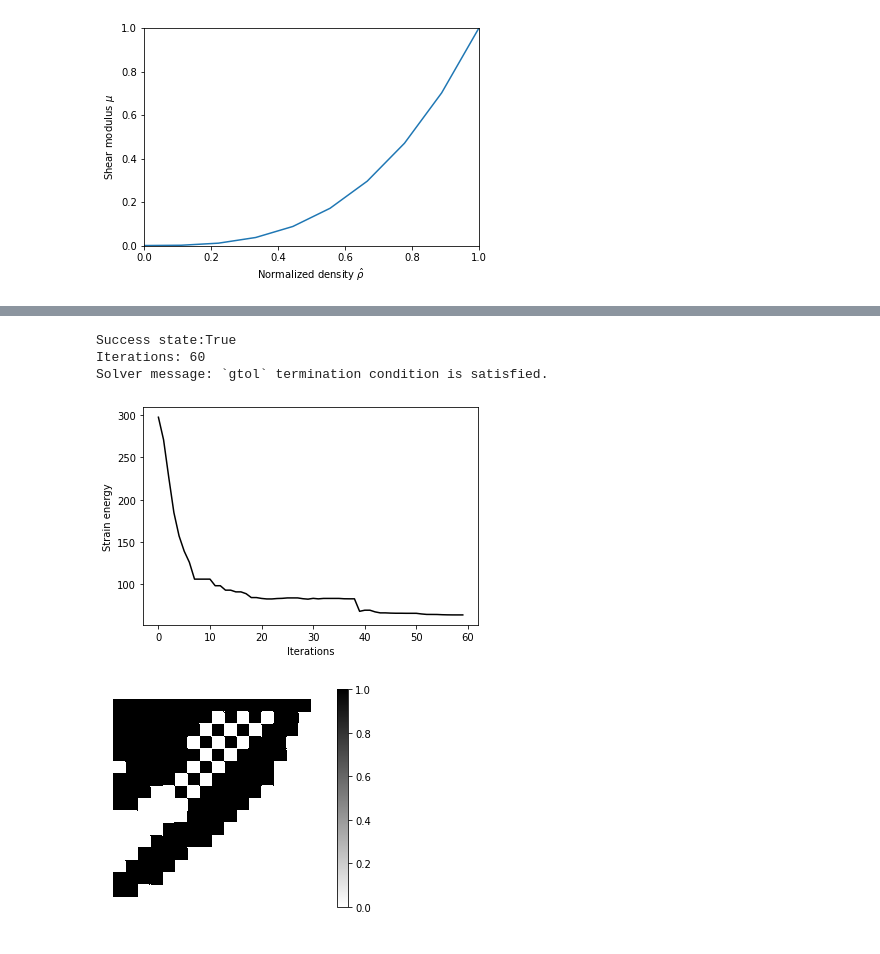
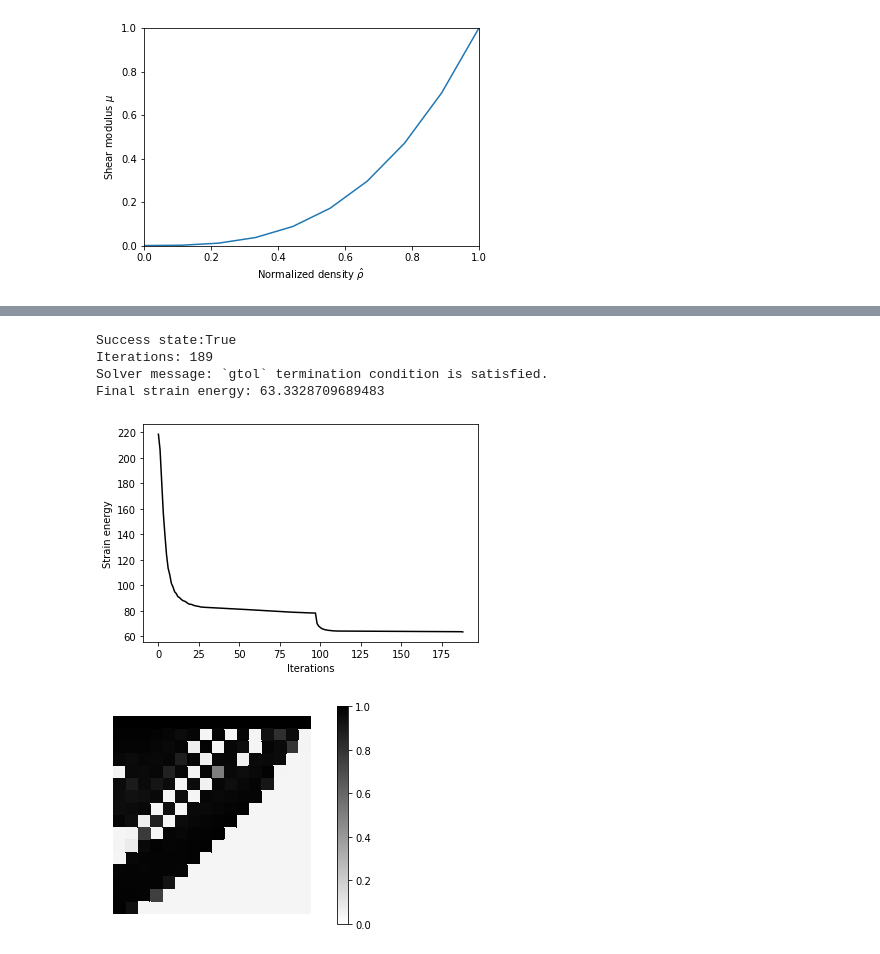
Before and after one commit to meyer-nils/topology_optimization_introduction, a Jupyter notebook: bookshelf.ipynb, the cells around one changed output, grey strips where cells are left out. Drawn from its saved outputs; the diff is of its cells as text; code cells hidden in the pictures.

```diff
--- a/bookshelf.ipynb
+++ b/bookshelf.ipynb
@@ -103,9 +104,6 @@ basis0 = basis.with_element(fem.ElementQuad0())
 # %%
-load_basis = fem.FacetBasis(mesh, e, facets=mesh.boundaries["top"])
+load_basis = fem.FacetBasis(mesh, element, facets=mesh.boundaries["top"])
 
 dofs = {'left' : basis.get_dofs(lambda x: x[0] == 0.0)}
 u0 = basis.zeros()
 I = basis.complement_dofs(dofs)
-
-# Load at top.
-f = 10.0
@@ -114,8 +121,12 @@ f = 10.0
 # %%
 def target_function(design):
+    # Apply desnities
+    rho = basis0.zeros() + 1.0
+    rho[design_dofs] = design
+
     # Assembly
-    K = fem.asm(momentum_flux, basis, rho=basis0.interpolate(design))
-    B = f  * fem.asm(loading, load_basis)
+    K = fem.asm(a, basis, rho=basis0.interpolate(rho))
+    B = fem.asm(b, load_basis)
 
     # Solution
     u = fem.solve(*fem.condense(K, B, x=u0, I=I))
@@ -127,44 +144,53 @@ def target_function(design):
 # %%
 from skfem.visuals.matplotlib import plot
 from scipy.optimize import minimize
 
 # Volume constraint parameter
 vol_constraint = 0.5
 
 # Number of elements
-N = basis.nelems
+N = len(basis0.get_dofs(elements="design").flatten())
 # Initial guess is a homogeneous distribution
 rho0 = vol_constraint * np.ones(N)
-# The design variables are limited to the range 0 to 1
-bounds = N*[(0.0, 1.0)]
+# The design variables are limited to the range 0.01 to 1
+bounds = N*[(0.01, 1.0)]
 # The inequality constraint limits the maximum volume occupied by filled material
 constraints = {'type':'ineq', 'fun': lambda x : vol_constraint*N-np.sum(x)}
-hess = lambda x: np.zeros((N, N))
-# Increase the maximum allowed iterations for the solver
-options = {"maxiter": 100}
-# Save functions values during optimization for plotting
-energies = []
-def callback(x, state):
-    energies.append(state.fun)
+# Save intermediate designs during optimization for plotting
+designs = []
+def callback(x, *args):
+    designs.append(x)
 
 # Run the actual optimization
-res = minimize(target_function, rho0, method="trust-constr", constraints=constraints, bounds=bounds, options=options, hess=hess, callback=callback)
+res = minimize(
+    target_function,
+    rho0,
+    method="trust-constr",
+    options={'gtol': 0.01},
+    constraints=constraints,
+    bounds=bounds,
+    callback=callback)
+energies = [target_function(d) for d in designs]
 print(f"Success state:{res.success}")
 print(f"Iterations: {res.nit}")
 print(f"Solver message: {res.message}")
+print(f"Final strain energy: {energies[-1]}")
 
 # Plot the optimization convergence
 plt.plot(energies, "-k")
 plt.xlabel("Iterations")
 plt.ylabel("Strain energy")
 plt.show()
 
 # plot the resulting material distribution
-plot(mesh, res.x, cmap=plt.cm.binary, colorbar=True, vmin=0, vmax=1.0)
+rho = basis0.zeros() + 1.0
+rho[design_dofs] = res.x
+plot(mesh, rho, cmap=plt.cm.binary, colorbar=True, vmin=0, vmax=1.0)
 plt.show()
 # %% [output]
 Success state:True
-Iterations: 60
+Iterations: 189
 Solver message: `gtol` termination condition is satisfied.
+Final strain energy: 63.3328709689483
-[figure, old version]
+[figure, new version]
-[figure, old version]
+[figure, new version]
```
Also changed, not shown: parts of 11 cells of this notebook.
